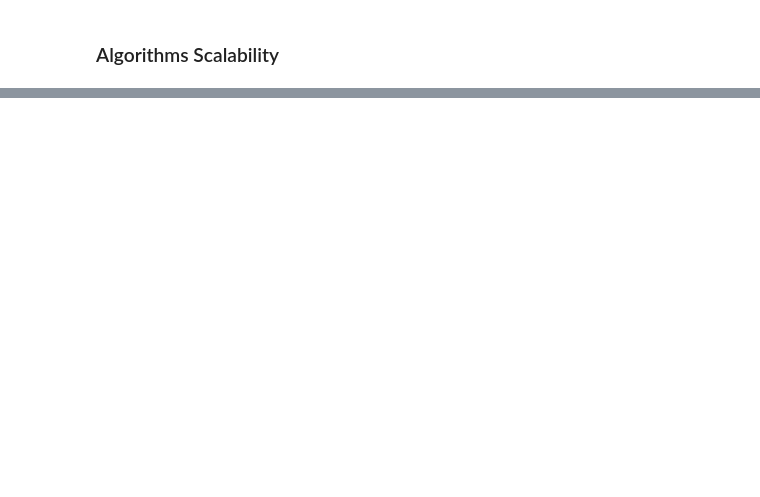
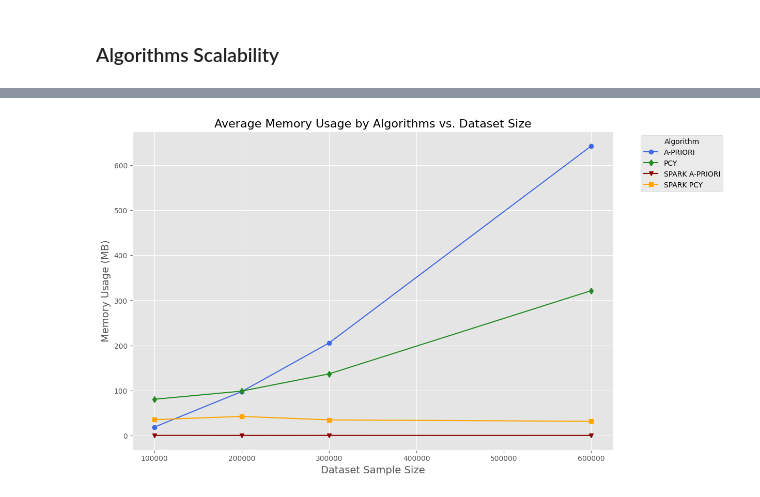
Before and after one commit to Sabaudian/AMD_Market_Basket_Analysis, a Jupyter notebook: AMD_project.ipynb, the cells around one changed output, grey strips where cells are left out. Saved outputs shown, nothing was run; the diff lists cells and outputs as text; code cells hidden in the pictures; blank space fills up the shorter version.

```diff
--- a/AMD_project.ipynb
+++ b/AMD_project.ipynb
@@ -834,0 +1202,51 @@ time: 489 ms (started: 2024-09-03 14:41:55 +00:00)
+# %%
+# Plot average memory usage of the algorithms
+def plot_average_memory_usage(samples: list[int], results: dict[str, dict[int, list[float]]]) -> None:
+  """
+    Plots real-time memory usage for all algorithms across sample sizes.
+
+    Args:
+      samples: List of sample sizes.
+      results: Dictionary of memory usage metrics for each algorithm.
+                (structure: {algorithm: {sample_size: memory_usage_list}})
+
+    Returns: None
+  """
+  fig, ax1 = plt.subplots(figsize=(12, 8))
+  plt.style.use("ggplot")
+
+  # Define markers and colors for algorithms
+  markers = {"A-PRIORI": "o", "PCY": "d", "SPARK A-PRIORI": "v", "SPARK PCY": "s"}
+  colors = {"A-PRIORI": "royalblue", "PCY": "forestgreen", "SPARK A-PRIORI": "darkred", "SPARK PCY": "orange"}
+
+  # Plot real-time memory usage for each algorithm and sample size
+  for algorithm, memory_metrics in results.items():
+    avg_memory = [memory_metrics[num_sample] for num_sample in samples]
+    ax1.plot(
+      samples, avg_memory,
+      marker=markers.get(algorithm, "o"),
+      color=colors.get(algorithm, "black"),
+      label=f"{algorithm}"
+    )
+
+  # Labels and title
+  ax1.set_xlabel("Dataset Sample Size", fontsize=14)
+  ax1.set_ylabel("Memory Usage (MB)", fontsize=14)
+  ax1.set_title("Average Memory Usage by Algorithms vs. Dataset Size", fontsize=16)
+
+  # Add legend
+  handles, labels = ax1.get_legend_handles_labels()
+  ax1.legend(handles=handles, labels=labels, loc="upper left", bbox_to_anchor=(1.05, 1), title="Algorithm")
+
+  # Grid and layout
+  ax1.grid(visible=True)
+  plt.show()
+
+
+# Plot memory usage
+plot_average_memory_usage(
+  samples=SAMPLE_LIST,
+  results=memory_scalability_results
+)
+# %% [output]
+[figure, added]
```
Also changed, not shown: parts of 40 cells of this notebook.
